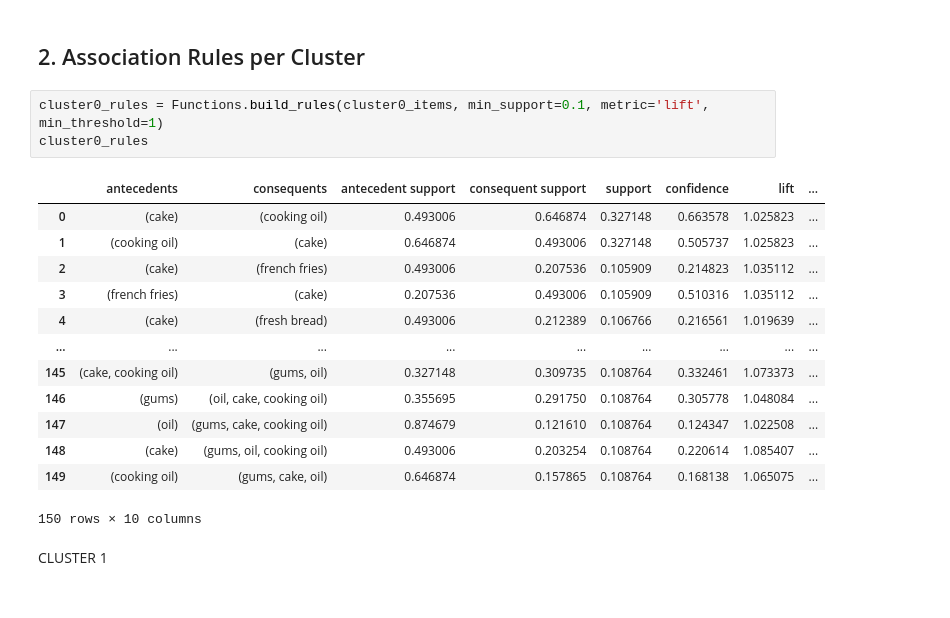
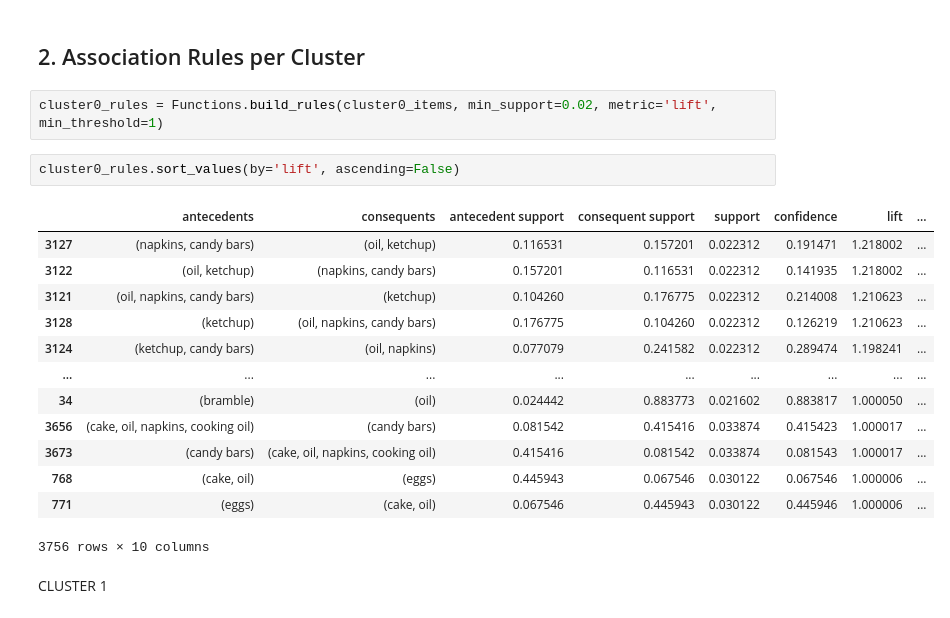
Before and after one commit to shaulleo/ProjetoML, a Jupyter notebook: ML II - Association Rules.ipynb, the cells around one changed output. Cells and saved outputs as stored; diff of their text form.

```diff
--- a/ML II - Association Rules.ipynb
+++ b/ML II - Association Rules.ipynb
@@ -76,22 +83,23 @@ cluster7_items = Functions.preprocess_basket(basket, 7)
 # %% [markdown]
 ## 2. Association Rules per Cluster
 # %%
-cluster0_rules = Functions.build_rules(cluster0_items, min_support=0.1, metric='lift', min_threshold=1)
-cluster0_rules
+cluster0_rules = Functions.build_rules(cluster0_items, min_support=0.02, metric='lift', min_threshold=1)
-# %% [output]
-|  | antecedents | consequents | antecedent support | consequent support | support | confidence | lift | ... |
-| 0 | (cake) | (cooking oil) | 0.493006 | 0.646874 | 0.327148 | 0.663578 | 1.025823 | ... |
-| 1 | (cooking oil) | (cake) | 0.646874 | 0.493006 | 0.327148 | 0.505737 | 1.025823 | ... |
-| 2 | (cake) | (french fries) | 0.493006 | 0.207536 | 0.105909 | 0.214823 | 1.035112 | ... |
-| 3 | (french fries) | (cake) | 0.207536 | 0.493006 | 0.105909 | 0.510316 | 1.035112 | ... |
-| 4 | (cake) | (fresh bread) | 0.493006 | 0.212389 | 0.106766 | 0.216561 | 1.019639 | ... |
-| ... | ... | ... | ... | ... | ... | ... | ... | ... |
-| 145 | (cake, cooking oil) | (gums, oil) | 0.327148 | 0.309735 | 0.108764 | 0.332461 | 1.073373 | ... |
-| 146 | (gums) | (oil, cake, cooking oil) | 0.355695 | 0.291750 | 0.108764 | 0.305778 | 1.048084 | ... |
-| 147 | (oil) | (gums, cake, cooking oil) | 0.874679 | 0.121610 | 0.108764 | 0.124347 | 1.022508 | ... |
-| 148 | (cake) | (gums, oil, cooking oil) | 0.493006 | 0.203254 | 0.108764 | 0.220614 | 1.085407 | ... |
-| 149 | (cooking oil) | (gums, cake, oil) | 0.646874 | 0.157865 | 0.108764 | 0.168138 | 1.065075 | ... |
-150 rows × 10 columns
+# %%
+cluster0_rules.sort_values(by='lift', ascending=False)
+# %% [output]
+|  | antecedents | consequents | antecedent support | consequent support | support | confidence | lift | ... |
+| 3127 | (napkins, candy bars) | (oil, ketchup) | 0.116531 | 0.157201 | 0.022312 | 0.191471 | 1.218002 | ... |
+| 3122 | (oil, ketchup) | (napkins, candy bars) | 0.157201 | 0.116531 | 0.022312 | 0.141935 | 1.218002 | ... |
+| 3121 | (oil, napkins, candy bars) | (ketchup) | 0.104260 | 0.176775 | 0.022312 | 0.214008 | 1.210623 | ... |
+| 3128 | (ketchup) | (oil, napkins, candy bars) | 0.176775 | 0.104260 | 0.022312 | 0.126219 | 1.210623 | ... |
+| 3124 | (ketchup, candy bars) | (oil, napkins) | 0.077079 | 0.241582 | 0.022312 | 0.289474 | 1.198241 | ... |
+| ... | ... | ... | ... | ... | ... | ... | ... | ... |
+| 34 | (bramble) | (oil) | 0.024442 | 0.883773 | 0.021602 | 0.883817 | 1.000050 | ... |
+| 3656 | (cake, oil, napkins, cooking oil) | (candy bars) | 0.081542 | 0.415416 | 0.033874 | 0.415423 | 1.000017 | ... |
+| 3673 | (candy bars) | (cake, oil, napkins, cooking oil) | 0.415416 | 0.081542 | 0.033874 | 0.081543 | 1.000017 | ... |
+| 768 | (cake, oil) | (eggs) | 0.445943 | 0.067546 | 0.030122 | 0.067546 | 1.000006 | ... |
+| 771 | (eggs) | (cake, oil) | 0.067546 | 0.445943 | 0.030122 | 0.445946 | 1.000006 | ... |
+3756 rows × 10 columns
 # %% [markdown]
 CLUSTER 1
 # %%
```
Also changed, not shown: parts of 9 cells of this notebook, 3 other files.
